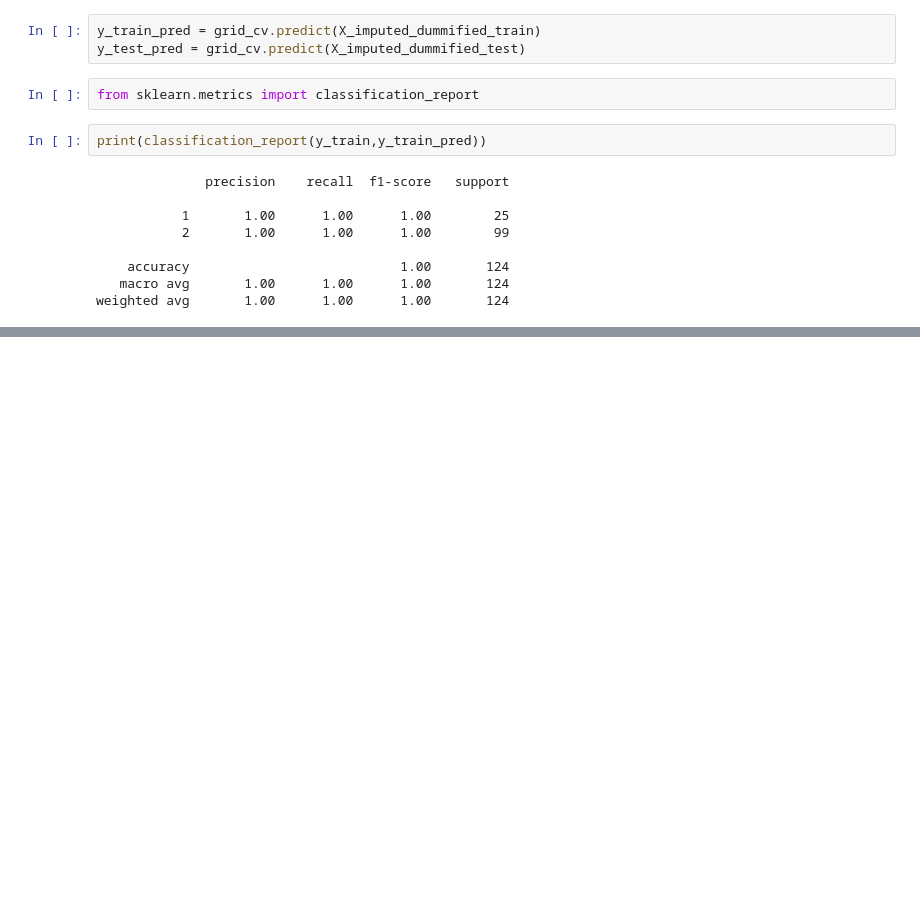
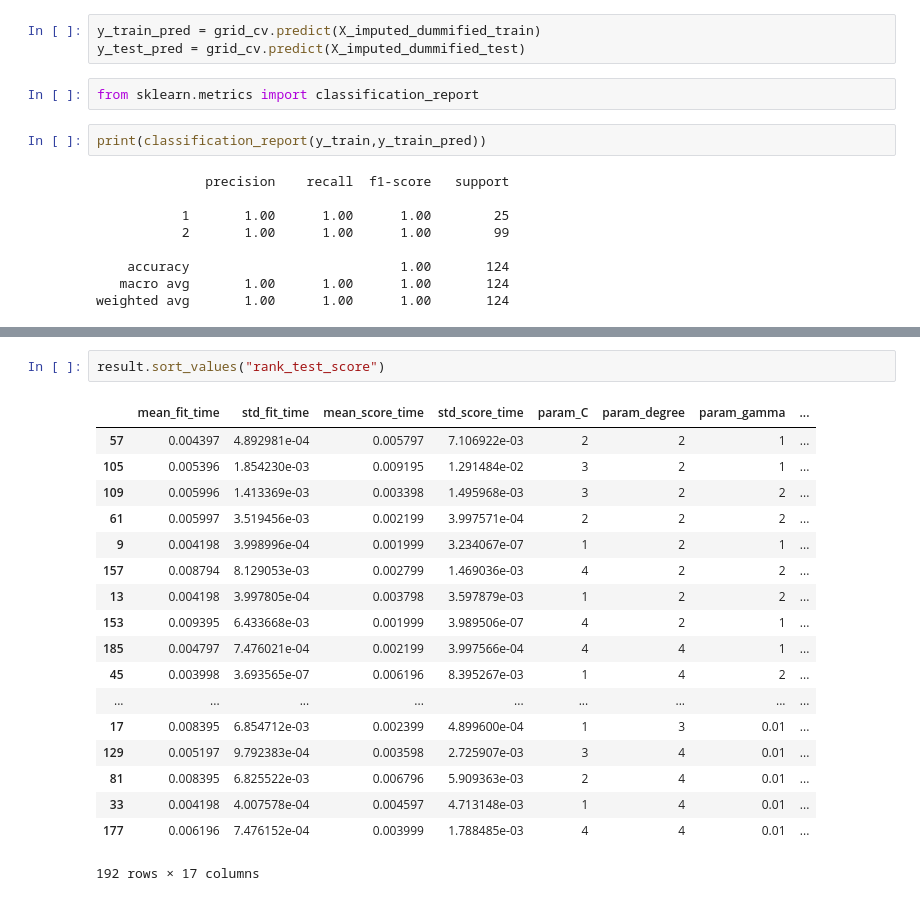
Before and after one commit to shariff94/SVM, a Jupyter notebook: SVM.ipynb, the cells around one changed output, grey strips where cells are left out. Saved outputs shown, nothing was run; the diff lists cells and outputs as text; blank space fills up the shorter version.

```diff
--- a/SVM.ipynb
+++ b/SVM.ipynb
@@ -396,0 +421,21 @@ grid_cv.best_params_
+# %%
+result.sort_values("rank_test_score")
+# %% [output]
+|  | mean_fit_time | std_fit_time | mean_score_time | std_score_time | param_C | param_degree | param_gamma | ... |
+| 57 | 0.004397 | 4.892981e-04 | 0.005797 | 7.106922e-03 | 2 | 2 | 1 | ... |
+| 105 | 0.005396 | 1.854230e-03 | 0.009195 | 1.291484e-02 | 3 | 2 | 1 | ... |
+| 109 | 0.005996 | 1.413369e-03 | 0.003398 | 1.495968e-03 | 3 | 2 | 2 | ... |
+| 61 | 0.005997 | 3.519456e-03 | 0.002199 | 3.997571e-04 | 2 | 2 | 2 | ... |
+| 9 | 0.004198 | 3.998996e-04 | 0.001999 | 3.234067e-07 | 1 | 2 | 1 | ... |
+| 157 | 0.008794 | 8.129053e-03 | 0.002799 | 1.469036e-03 | 4 | 2 | 2 | ... |
+| 13 | 0.004198 | 3.997805e-04 | 0.003798 | 3.597879e-03 | 1 | 2 | 2 | ... |
+| 153 | 0.009395 | 6.433668e-03 | 0.001999 | 3.989506e-07 | 4 | 2 | 1 | ... |
+| 185 | 0.004797 | 7.476021e-04 | 0.002199 | 3.997566e-04 | 4 | 4 | 1 | ... |
+| 45 | 0.003998 | 3.693565e-07 | 0.006196 | 8.395267e-03 | 1 | 4 | 2 | ... |
+| ... | ... | ... | ... | ... | ... | ... | ... | ... |
+| 17 | 0.008395 | 6.854712e-03 | 0.002399 | 4.899600e-04 | 1 | 3 | 0.01 | ... |
+| 129 | 0.005197 | 9.792383e-04 | 0.003598 | 2.725907e-03 | 3 | 4 | 0.01 | ... |
+| 81 | 0.008395 | 6.825522e-03 | 0.006796 | 5.909363e-03 | 2 | 4 | 0.01 | ... |
+| 33 | 0.004198 | 4.007578e-04 | 0.004597 | 4.713148e-03 | 1 | 4 | 0.01 | ... |
+| 177 | 0.006196 | 7.476152e-04 | 0.003999 | 1.788485e-03 | 4 | 4 | 0.01 | ... |
+192 rows × 17 columns
```
Also changed, not shown: parts of 7 cells of this notebook.
